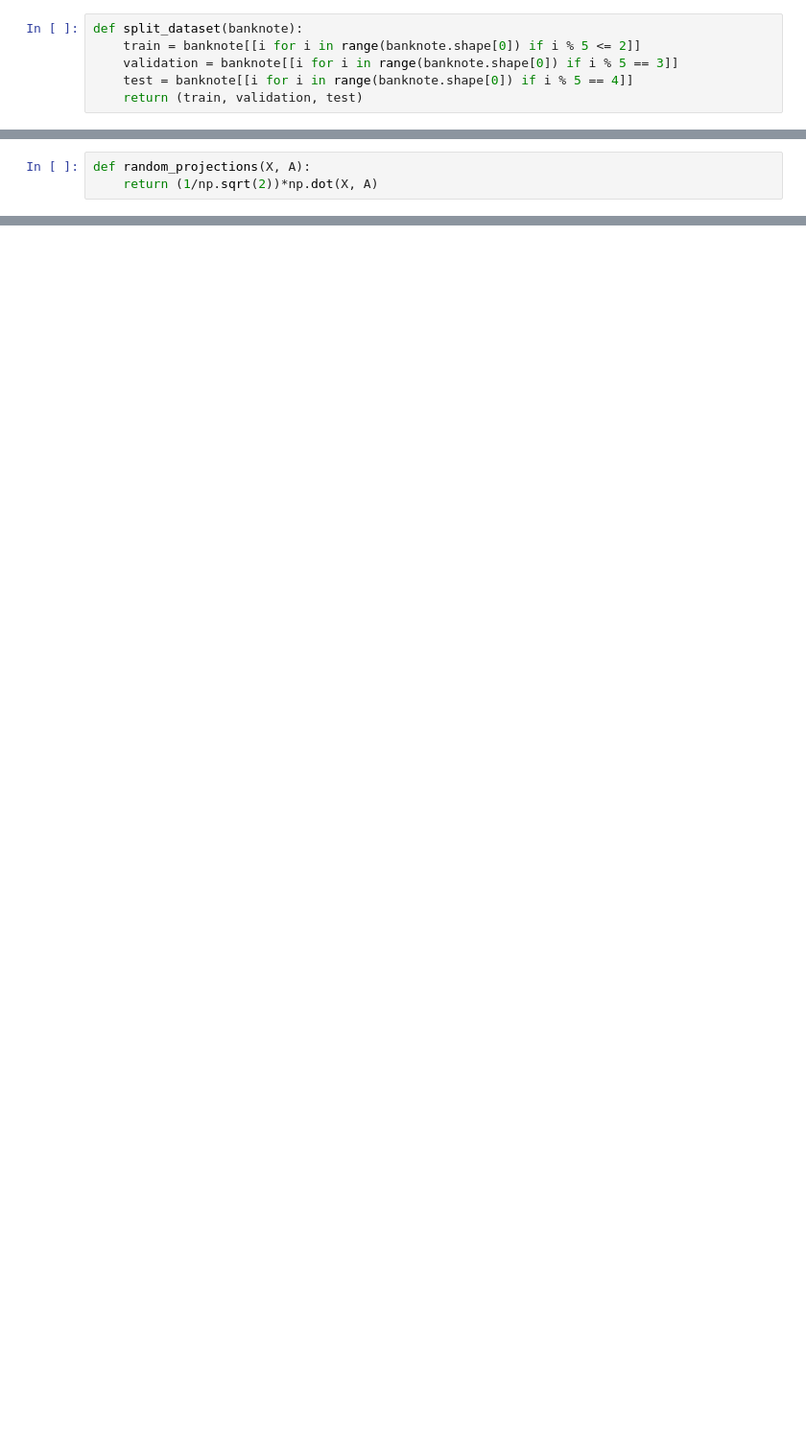
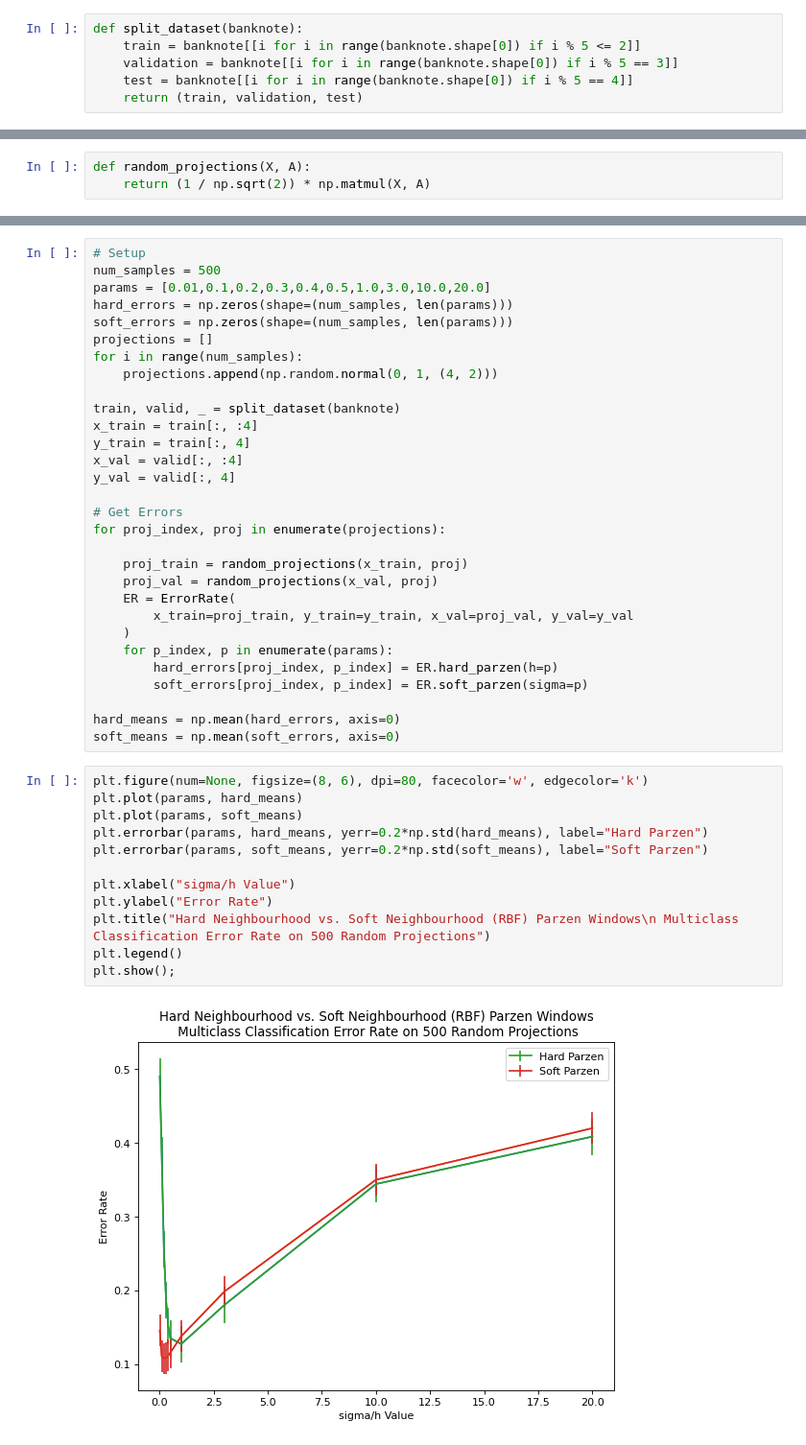
Before and after one commit to matteo-esposito/ift-6390, a Jupyter notebook: homework/1/sandbox.ipynb, the cells around one changed output, grey strips where cells are left out. Shown at 96% size. Drawn from its saved outputs; the diff is of its cells as text; blank space fills up the shorter version.

```diff
--- a/homework/1/sandbox.ipynb
+++ b/homework/1/sandbox.ipynb
@@ -175,3 +211,3 @@ array([0.01094891, 0.        ])
 # %%
 def random_projections(X, A):
-    return (1/np.sqrt(2))*np.dot(X, A)
+    return (1 / np.sqrt(2)) * np.matmul(X, A)
@@ -177,0 +216,44 @@ def random_projections(X, A):
+# %%
+# Setup
+num_samples = 500
+params = [0.01,0.1,0.2,0.3,0.4,0.5,1.0,3.0,10.0,20.0]
+hard_errors = np.zeros(shape=(num_samples, len(params)))
+soft_errors = np.zeros(shape=(num_samples, len(params)))
+projections = []
+for i in range(num_samples):
+    projections.append(np.random.normal(0, 1, (4, 2)))
+
+train, valid, _ = split_dataset(banknote)
+x_train = train[:, :4]
+y_train = train[:, 4]
+x_val = valid[:, :4]
+y_val = valid[:, 4]
+
+# Get Errors
+for proj_index, proj in enumerate(projections):
+
+    proj_train = random_projections(x_train, proj)
+    proj_val = random_projections(x_val, proj)
+    ER = ErrorRate(
+        x_train=proj_train, y_train=y_train, x_val=proj_val, y_val=y_val
+    )
+    for p_index, p in enumerate(params):
+        hard_errors[proj_index, p_index] = ER.hard_parzen(h=p)
+        soft_errors[proj_index, p_index] = ER.soft_parzen(sigma=p)
+
+hard_means = np.mean(hard_errors, axis=0)
+soft_means = np.mean(soft_errors, axis=0)
+# %%
+plt.figure(num=None, figsize=(8, 6), dpi=80, facecolor='w', edgecolor='k')
+plt.plot(params, hard_means)
+plt.plot(params, soft_means)
+plt.errorbar(params, hard_means, yerr=0.2*np.std(hard_means), label="Hard Parzen")
+plt.errorbar(params, soft_means, yerr=0.2*np.std(soft_means), label="Soft Parzen")
+
+plt.xlabel("sigma/h Value")
+plt.ylabel("Error Rate")
+plt.title("Hard Neighbourhood vs. Soft Neighbourhood (RBF) Parzen Windows\n Multiclass Classification Error Rate on 500 Random Projections")
+plt.legend()
+plt.show();
+# %% [output]
+[figure, added]
```
Also changed, not shown: parts of 20 cells of this notebook, 9 other files.
